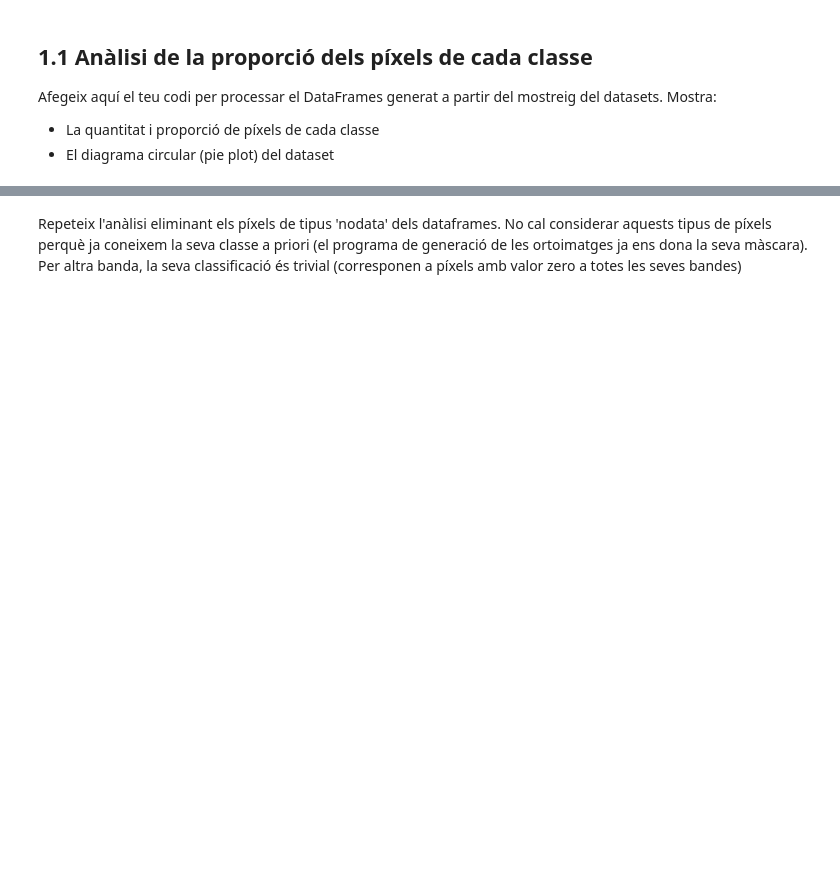
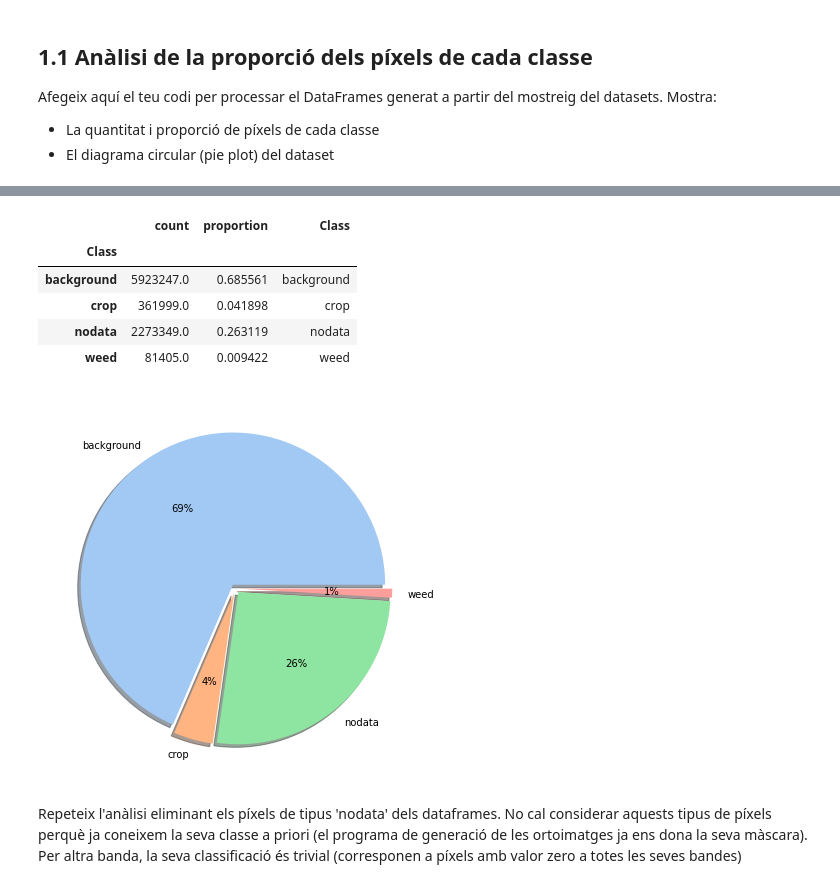
Before and after one commit to Stebf-22/CV---Notebooks, a Jupyter notebook: Practica05/prac05-part1.ipynb, the cells around one changed output, grey strips where cells are left out. Saved outputs shown, nothing was run; the diff lists cells and outputs as text; code cells hidden in the pictures; blank space fills up the shorter version.

```diff
--- a/Practica05/prac05-part1.ipynb
+++ b/Practica05/prac05-part1.ipynb
@@ -358,4 +387,12 @@ analisi_proporcio_classes(train_df)
 # %%
-analisi_proporcio_classes(test_df)
+analisi_proporcio_classes(test_df, pie = True)
+# %% [output]
+|  | count | proportion | Class |
+| Class |  |  |  |
+| background | 5923247.0 | 0.685561 | background |
+| crop | 361999.0 | 0.041898 | crop |
+| nodata | 2273349.0 | 0.263119 | nodata |
+| weed | 81405.0 | 0.009422 | weed |
+[figure, added]
 # %% [markdown]
 Repeteix l'anàlisi eliminant els píxels de tipus 'nodata' dels dataframes. No cal considerar aquests tipus de píxels perquè ja coneixem la seva classe a priori (el programa de generació de les ortoimatges ja ens dona la seva màscara). Per altra banda, la seva classificació és trivial (corresponen a píxels amb valor zero a totes les seves bandes)
```
Also changed, not shown: parts of 10 cells of this notebook, 2 other files.
